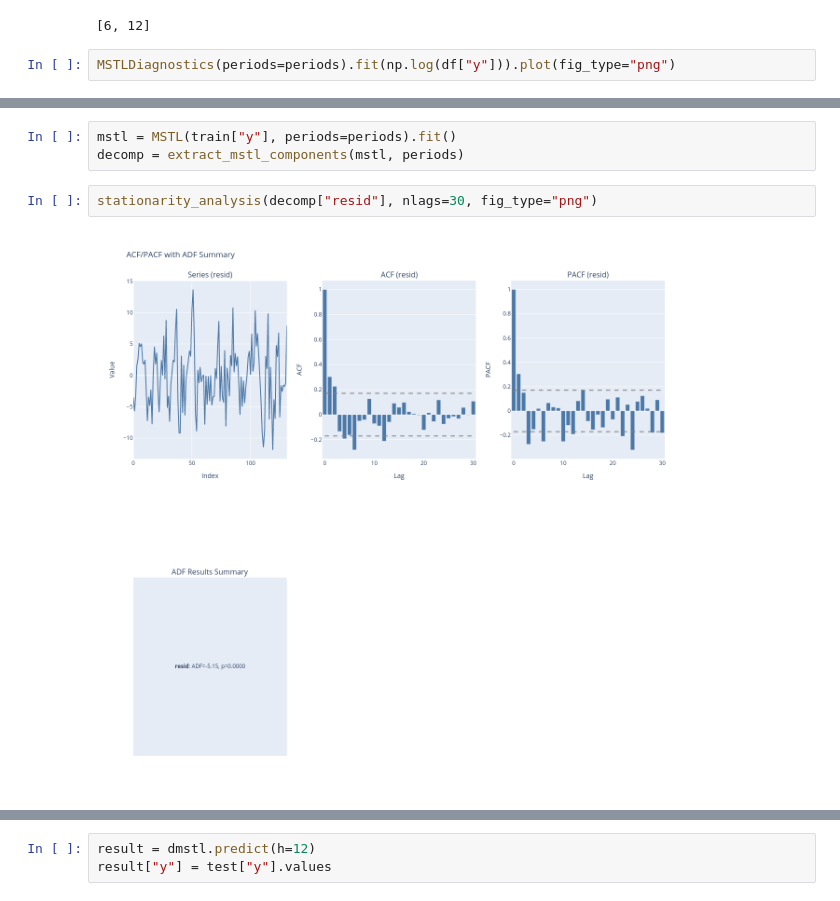
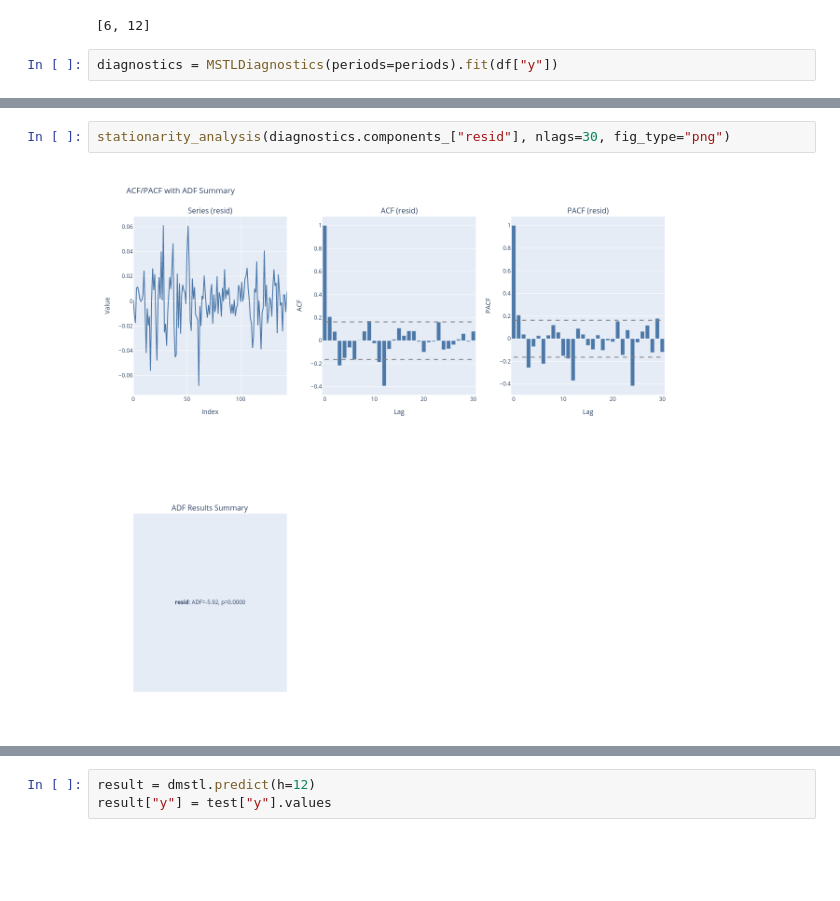
Before and after one commit to heylucasleao/tinyshift, a Jupyter notebook: tinyshift/examples/dmstl.ipynb, the cells around one changed output, grey strips where cells are left out. Cells and saved outputs as stored; diff of their text form; blank space fills up the shorter version.

```diff
--- a/tinyshift/examples/dmstl.ipynb
+++ b/tinyshift/examples/dmstl.ipynb
@@ -57,4 +54,4 @@ periods
 # %% [output]
 [6, 12]
 # %%
-MSTLDiagnostics(periods=periods).fit(np.log(df["y"])).plot(fig_type="png")
+diagnostics = MSTLDiagnostics(periods=periods).fit(df["y"])
@@ -94,9 +63,6 @@ MSTLDiagnostics(periods=periods).fit(np.log(df["y"])).plot(fig_type="png")
 models = [LinearRegression(), RandomForestRegressor(n_estimators=100, random_state=42)]
-# %%
-mstl = MSTL(train["y"], periods=periods).fit()
-decomp = extract_mstl_components(mstl, periods)
 # %%
-stationarity_analysis(decomp["resid"], nlags=30, fig_type="png")
+stationarity_analysis(diagnostics.components_["resid"], nlags=30, fig_type="png")
 # %% [output]
-[figure, old version]
+[figure, new version]
 # %%
```
Also changed, not shown: parts of 14 cells of this notebook.
